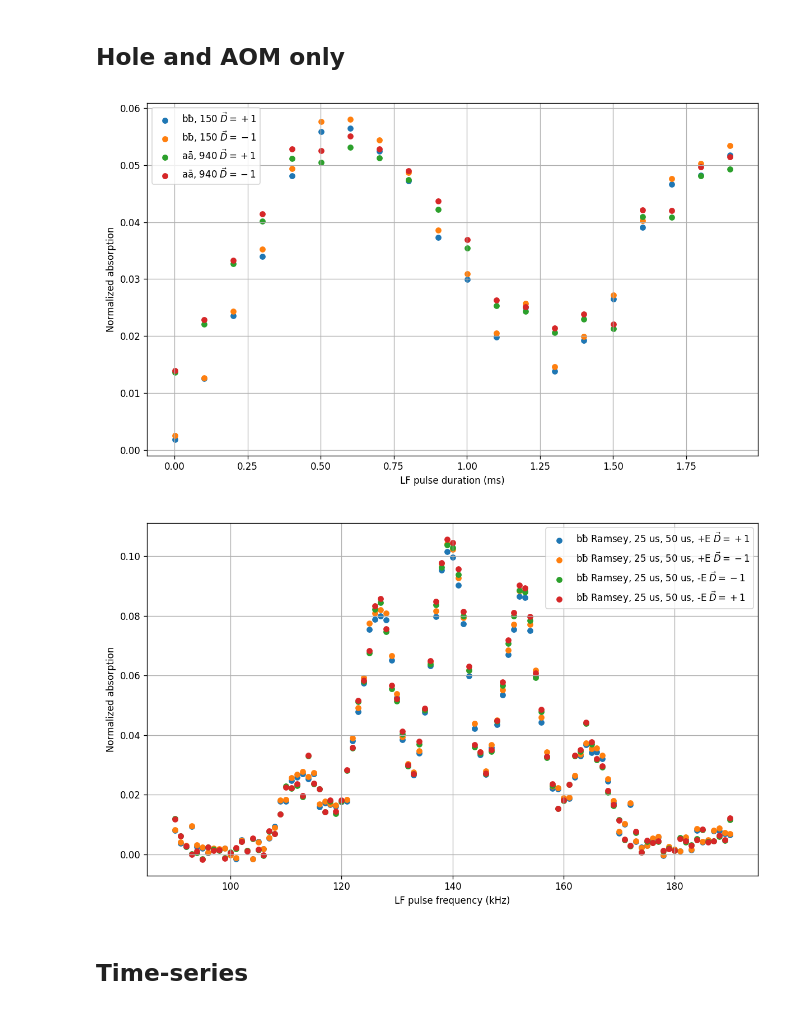
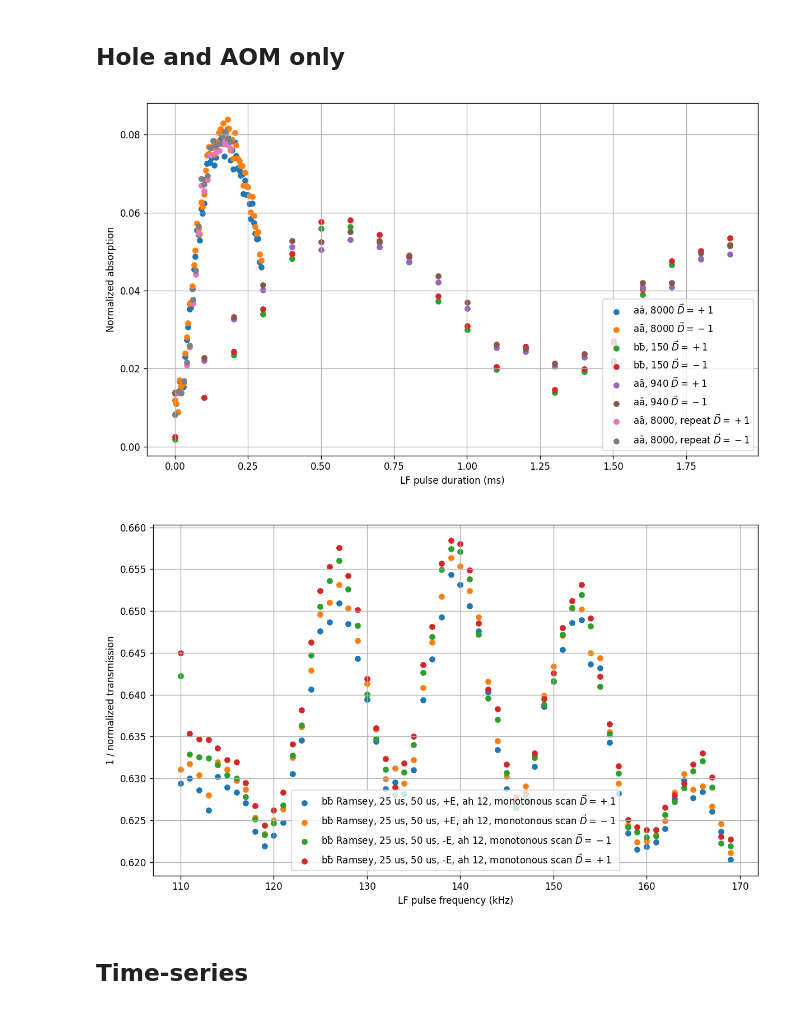
Before and after one commit to vuthalab/onix, a Jupyter notebook: analysis/lf_spectroscopy.ipynb, the cells around one changed output. Cells and saved outputs as stored; diff of their text form; code cells hidden in the pictures.

```diff
--- a/analysis/lf_spectroscopy.ipynb
+++ b/analysis/lf_spectroscopy.ipynb
@@ -27,7 +27,7 @@ def get_average_heights(data_number):
     plt_monitor = True
     use_positive = None
 
-    antihole_avg = transmissions_avg["antihole"]
+    #antihole_avg = transmissions_avg["antihole"]
     rf_avg = transmissions_avg["rf"]
     if "chasm" in transmissions_avg:
         chasm_avg = transmissions_avg["chasm"]
@@ -35,8 +35,9 @@ def get_average_heights(data_number):
         rf_normalized = rf_avg / chasm_avg
     else:
         chasm_avg = None
-        antihole_normalized = antihole_avg / monitors_avg["antihole"]
+        #antihole_normalized = antihole_avg / monitors_avg["antihole"]
         rf_normalized = rf_avg / monitors_avg["rf"]
+        antihole_normalized = rf_normalized
     if "lf" in transmissions_avg:
         lf_normalized = transmissions_avg["lf"] / monitors_avg["lf"]
 
@@ -71,7 +72,7 @@ def get_voltage_ratios(data_list):
     # return np.array(ratios), np.array(ratios2), headers, E_fields
     for kk in data_list:
         h1, h2, header, E_field = get_average_heights(kk)
-        ratios.append(h2 / h1)
+        ratios.append(h2)
         headers.append(header)
         E_fields.append(E_field)
     return np.ones(len(ratios)), np.array(ratios), headers, E_fields
@@ -374,13 +375,14 @@ plt.show()
 ## Hole and AOM only
 # %%
 data = {
-    # "aā, 8000": (821270, 821329),
+    "aā, 8000": (821270, 821329),
     # "bƀ, 580": (822057, 822116),
     # "bƀ, 50": (822341, 822370),
     # "bƀ, 45": (822375, 822454),
     # "aā, 280": (822779, 822858),
     "bƀ, 150": (823375, 823394),
     "aā, 940": (823524, 823543),
+    "aā, 8000, repeat": (924406, 924425),
 }
 
 fig, ax = plt.subplots(figsize = (10, 6), dpi = 120)
@@ -406,7 +408,7 @@ ax.grid()
 plt.tight_layout()
 plt.show()
 # %% [output]
-[figure, old version]
+[figure, new version]
 # %%
 f_average = True
 
@@ -438,9 +440,23 @@ data = {
     # "bƀ Ramsey, 25 us, 50 us, -90, -E": (844291, 844452),
     # "bƀ Ramsey, 250 us, 250 us, 90": (844455, 844555),
     # "bƀ Ramsey, 250 us, 50 us, 90": (844556, 844656),
-    "bƀ Ramsey, 25 us, 50 us, +E": (894070, 894170),
-    "bƀ Ramsey, 25 us, 50 us, -E": (894171, 894271),
+    # "bƀ Ramsey, 25 us, 50 us, +E": (894070, 894170),
+    # "bƀ Ramsey, 25 us, 50 us, -E": (894171, 894271),
     # "bƀ Ramsey, 25 us, 50 us, +E, higher freq": (894274, 894373),
+    # "aā Ramsey, 60 us, 50 us, +E, 90": (924428, 924507),
+    # "aā Ramsey, 60 us, 50 us, +E, -90": (924508, 924560),
+    # "bƀ Ramsey, 25 us, 50 us, +E, ah 200": (926018, 926077),
+    # "bƀ Ramsey, 25 us, 50 us, -E, ah 200": (926078, 926137),
+    # "bƀ Ramsey, 25 us, 50 us, +E, ah 100": (925898, 925957),
+    # "bƀ Ramsey, 25 us, 50 us, -E, ah 100": (925958, 926017),
+    # "bƀ Ramsey, 25 us, 50 us, +E, ah 50": (925538, 925597),
+    # "bƀ Ramsey, 25 us, 50 us, -E, ah 50": (925598, 925657),
+    # "bƀ Ramsey, 25 us, 50 us, +E, ah 25": (925658, 925717),
+    # "bƀ Ramsey, 25 us, 50 us, -E, ah 25": (925718, 925777),
+    # "bƀ Ramsey, 25 us, 50 us, +E, ah 12": (925778, 925837),
+    # "bƀ Ramsey, 25 us, 50 us, -E, ah 12": (925838, 925897),
+    "bƀ Ramsey, 25 us, 50 us, +E, ah 12, monotonous scan": (926143, 926202),
+    "bƀ Ramsey, 25 us, 50 us, -E, ah 12, monotonous scan": (926203, 926262),
 }
 
 fig, ax = plt.subplots(figsize = (10, 6), dpi = 120)
@@ -448,36 +464,36 @@ for ll, (label, data_range) in enumerate(data.items()):
     data_list = data_identification_to_list(data_range)
     ratios_bg, ratios, headers, E_field = get_voltage_ratios(data_list)
     xs = np.array([(header["params"]["lf"]["detuning"] + header['params']['lf']['center_frequency']).to("kHz").magnitude for header in headers])
-    ys = (1-ratios)
+    ys = 1 / ratios
     if f_average:
         discrete_xs = list(set(xs))
         new_xs = []
         new_ys = []
         for x in discrete_xs:
             new_xs.append(x)
             mask = xs == x
             new_ys.append(np.average(ys[mask], axis=0))
         xs = np.array(new_xs)
         ys = np.array(new_ys)
     if ys.ndim == 2:
         for kk in range(len(ys[0])):
             if E_field[0][0] == (kk == 0):
                 label_E = label + " $\\vec{D}=+1$"
             else:
                 label_E = label + " $\\vec{D}=-1$"
             ax.scatter(xs, ys[:,kk], label=label_E, s = 30)
     else:
         label = label
         ax.scatter(xs, ys, label=label, s = 30)
 
 ax.set_xlabel(f"LF pulse frequency (kHz)")
-ax.set_ylabel("Normalized absorption")
+ax.set_ylabel("1 / normalized transmission")
 ax.legend()
 ax.grid()
 plt.tight_layout()
 plt.show()
 # %% [output]
-[figure, old version]
+[figure, new version]
 # %% [markdown]
 ## Time-series
 # %%
```
Also changed, not shown: 5 other files.
